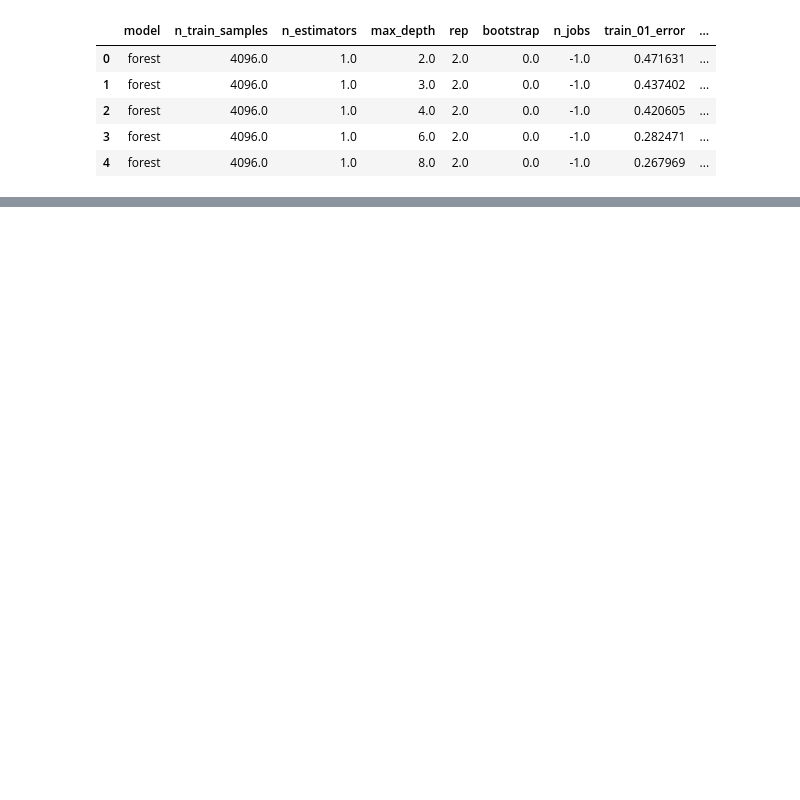
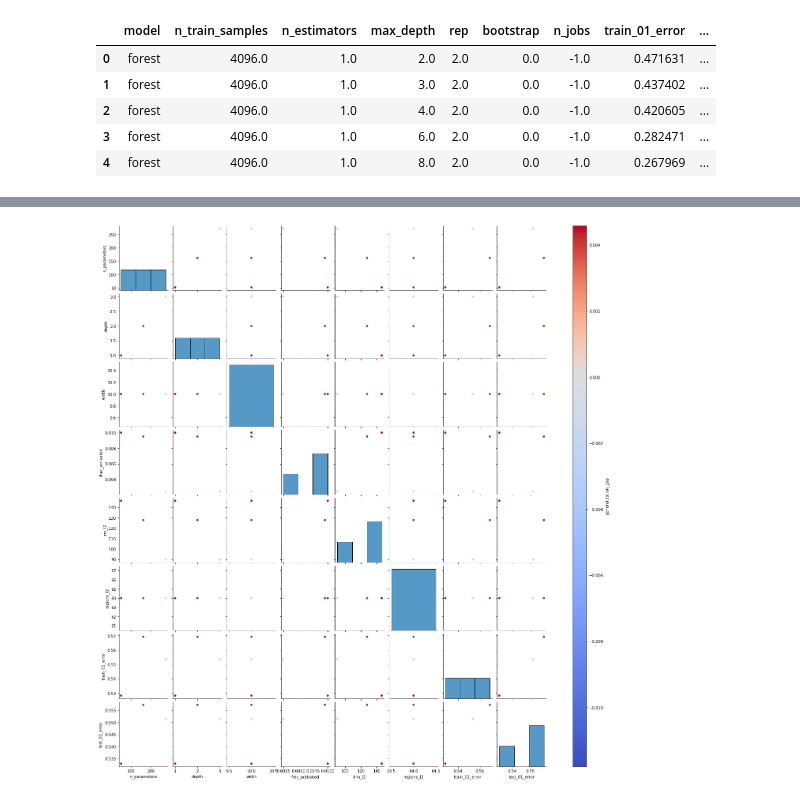
Before and after one commit to rflperry/double_descent, a Jupyter notebook: experiments/xor/plot_results.ipynb, the cells around one changed output, grey strips where cells are left out. Saved outputs shown, nothing was run; the diff lists cells and outputs as text; code cells hidden in the pictures; blank space fills up the shorter version.

```diff
--- a/experiments/xor/plot_results.ipynb
+++ b/experiments/xor/plot_results.ipynb
@@ -54,0 +76,20 @@ plt.show()
+# %%
+# Read
+df = pd.read_csv('./results/xor_network_results.csv')
+# %%
+# Set to floats
+for col in df.columns:
+    try:
+        df[col] = df[col].astype(float)
+    except:
+        pass
+
+# Create new metrics/columns
+df['generalization_gap'] = df['test_01_error'] - df['train_01_error']
+df['frac_activated'] = df['activated_regions'] / df['n_train_samples']
+
+# Average across reps
+df = df.groupby(
+    ['model', 'n_train_samples', 'hidden_layer_dims'],
+    as_index=False
+).mean()
@@ -54,0 +103,13 @@ plt.show()
+# %%
+hue = 'generalization_gap'
+variables = [
+    'n_parameters', 'depth', 'width', 'frac_activated', 'irm_l2', 'regions_l2',
+    'train_01_error', 'test_01_error',
+]
+g = continuous_pairplot(
+    df, vars=variables,
+    hue=hue,
+)
+plt.show()
+# %% [output]
+[figure, added]
```
Also changed, not shown: parts of 12 cells of this notebook, 5 other files.
